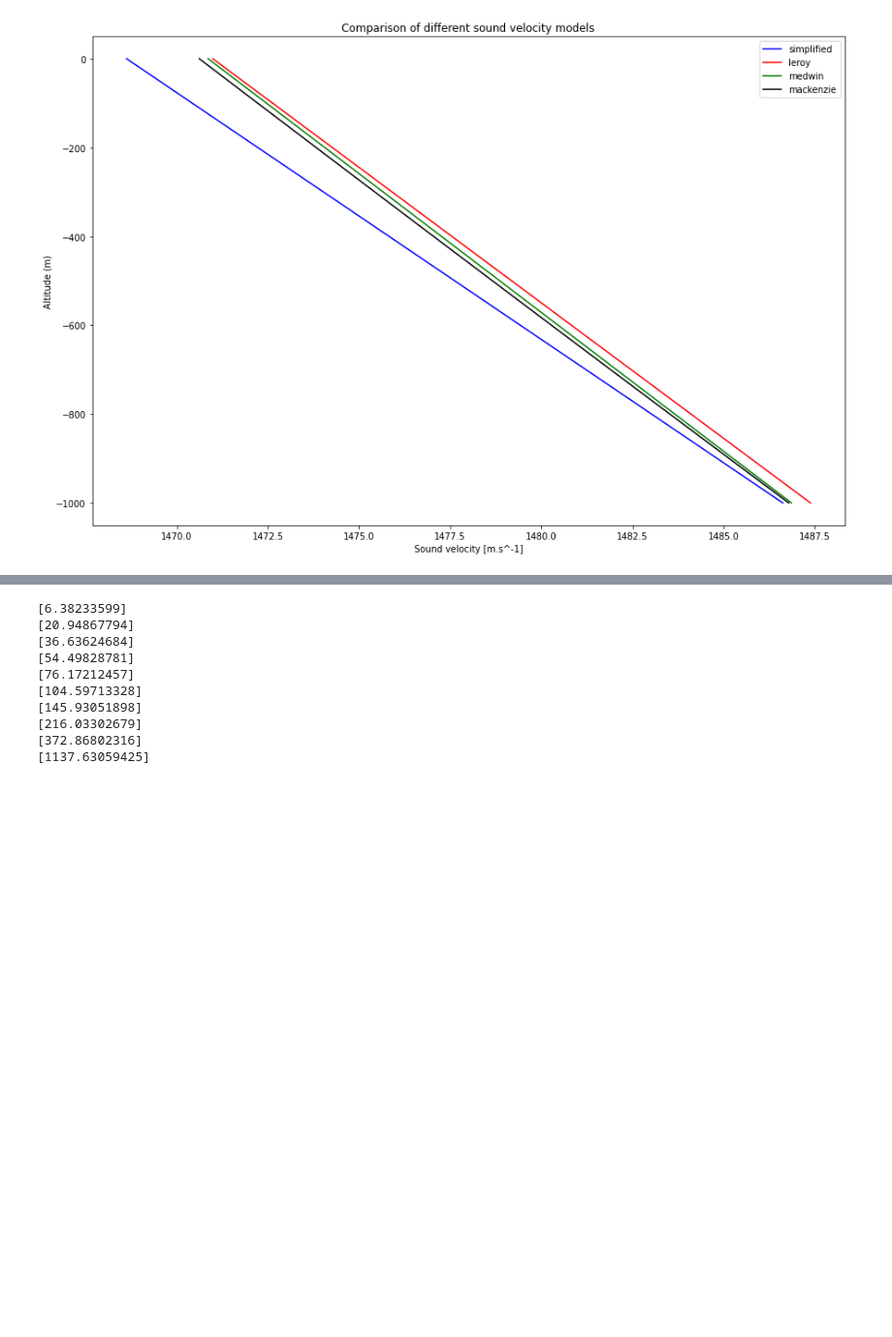
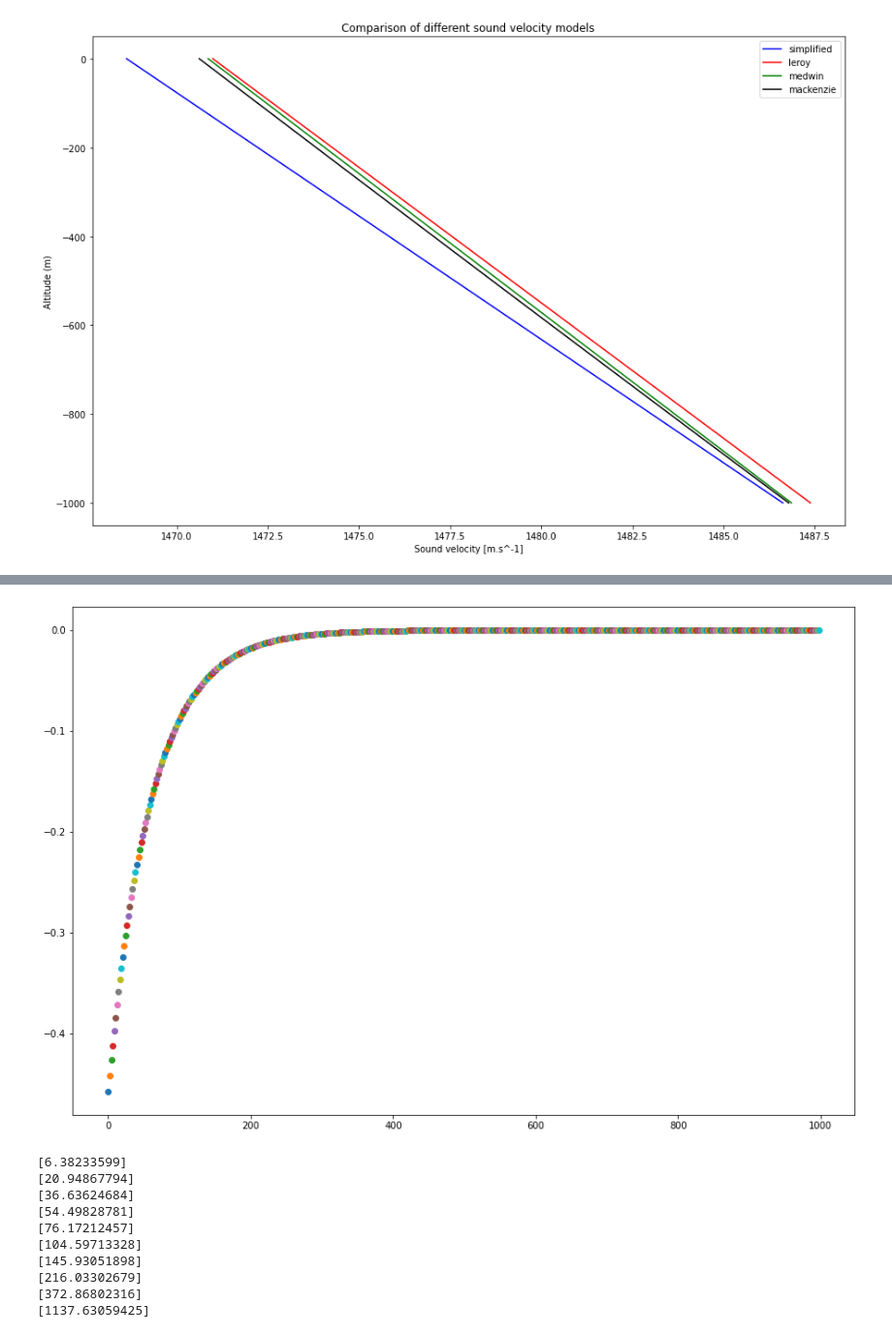
Before and after one commit to ahernot/data2021-bruits-mer, a Jupyter notebook: sound_propagation.ipynb, the cells around one changed output, grey strips where cells are left out. Shown at 97% size. Drawn from its saved outputs; the diff is of its cells as text; code cells hidden in the pictures; blank space fills up the shorter version.

```diff
--- a/sound_propagation.ipynb
+++ b/sound_propagation.ipynb
@@ -81,3 +100,49 @@ plt.show()
+# %%
+
+plt.figure(figsize=(15, 10))
+
+def calc_c (z):
+    # wrong because water temperature varies with depth
+    return sound_velocity_medwin(35, 5, z)
+def calc_dz_c (z):
+    # wrong because water temperature varies with depth
+    return -0.016
+
+# Initial conditions
+x0      = 0
+z0      = 0
+theta_0 = 2  #in radians
+c0      = calc_c(0)
+
+# Initialise differential solver parameters
+mult   = -1 * np.power(c0 / np.sin(theta_0), 2)  # differential equation multiplier
+x      = x0
+z      = z0
+dx_z   = 1 / np.tan(theta_0)
+dxdx_z = 0  # no initial curvature
+
+dt = 2  #0.2
+for t in np.arange(0, 1000, dt):
+
+    # Calculate point
+    dx = c * dt * np.power(1 / (1 + 1 / np.power(dx_z, 2)), 0.5)  # positive solution only
+    dz = dx_z * dx
+    x += dx
+    z += dz
+
+    c = calc_c(z)
+    g = calc_dz_c(z)
+    dx_z  += dxdx_z * dx
+    dxdx_z = mult * g / np.power(c, 3)
+
+    # plt.scatter(x, z)
+    plt.scatter(t, dx_z)
+
+# plt.xlim((0, 50000))
+# plt.ylim((-1e5, 1e5))
+plt.show()
+# %% [output]
+[figure, added]
 # %%
 def GROUND_HEIGHT_2D (x: np.ndarray):
     """
```
Also changed, not shown: parts of 1 cell of this notebook, 1 other file.
